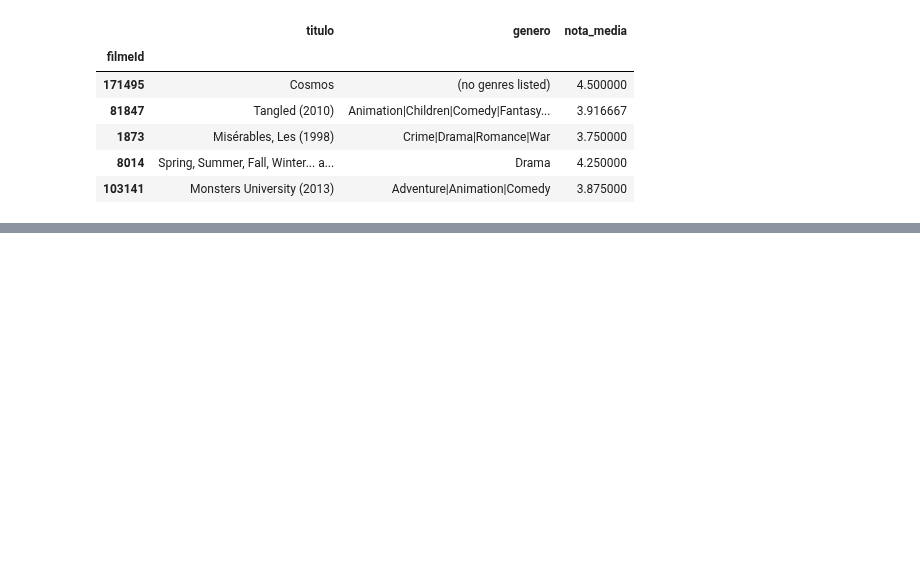
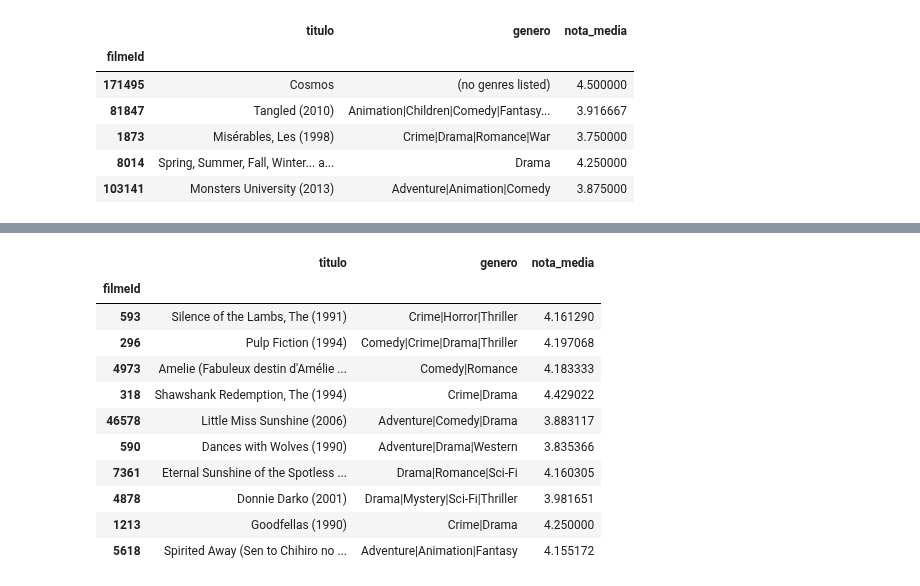
Before and after one commit to lsandrade/alura-ml, a Jupyter notebook: Recomendação filmes 2.ipynb, the cells around one changed output, grey strips where cells are left out. Saved outputs shown, nothing was run; the diff lists cells and outputs as text; code cells hidden in the pictures; blank space fills up the shorter version.

```diff
--- a/Recomendação filmes 2.ipynb
+++ b/Recomendação filmes 2.ipynb
@@ -488,0 +567,15 @@ sugere_para(usuario, 10).head()
+# %%
+sugere_para(usuario, k_mais_proximos=20).head(10)
+# %% [output]
+|  | titulo | genero | nota_media |
+| filmeId |  |  |  |
+| 593 | Silence of the Lambs, The (1991) | Crime|Horror|Thriller | 4.161290 |
+| 296 | Pulp Fiction (1994) | Comedy|Crime|Drama|Thriller | 4.197068 |
+| 4973 | Amelie (Fabuleux destin d'Amélie ... | Comedy|Romance | 4.183333 |
+| 318 | Shawshank Redemption, The (1994) | Crime|Drama | 4.429022 |
+| 46578 | Little Miss Sunshine (2006) | Adventure|Comedy|Drama | 3.883117 |
+| 590 | Dances with Wolves (1990) | Adventure|Drama|Western | 3.835366 |
+| 7361 | Eternal Sunshine of the Spotless ... | Drama|Romance|Sci-Fi | 4.160305 |
+| 4878 | Donnie Darko (2001) | Drama|Mystery|Sci-Fi|Thriller | 3.981651 |
+| 1213 | Goodfellas (1990) | Crime|Drama | 4.250000 |
+| 5618 | Spirited Away (Sen to Chihiro no ... | Adventure|Animation|Fantasy | 4.155172 |
```
Also changed, not shown: parts of 9 cells of this notebook.
